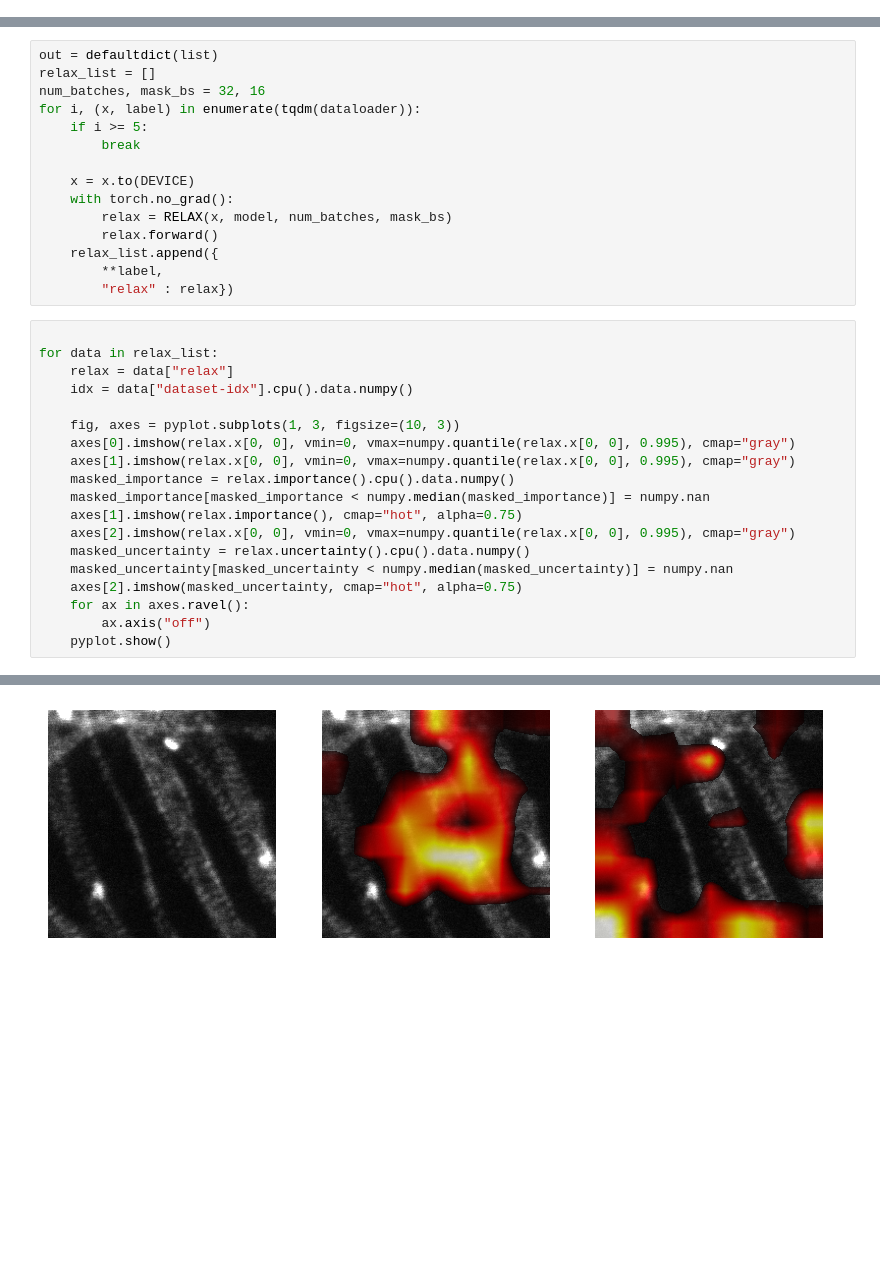
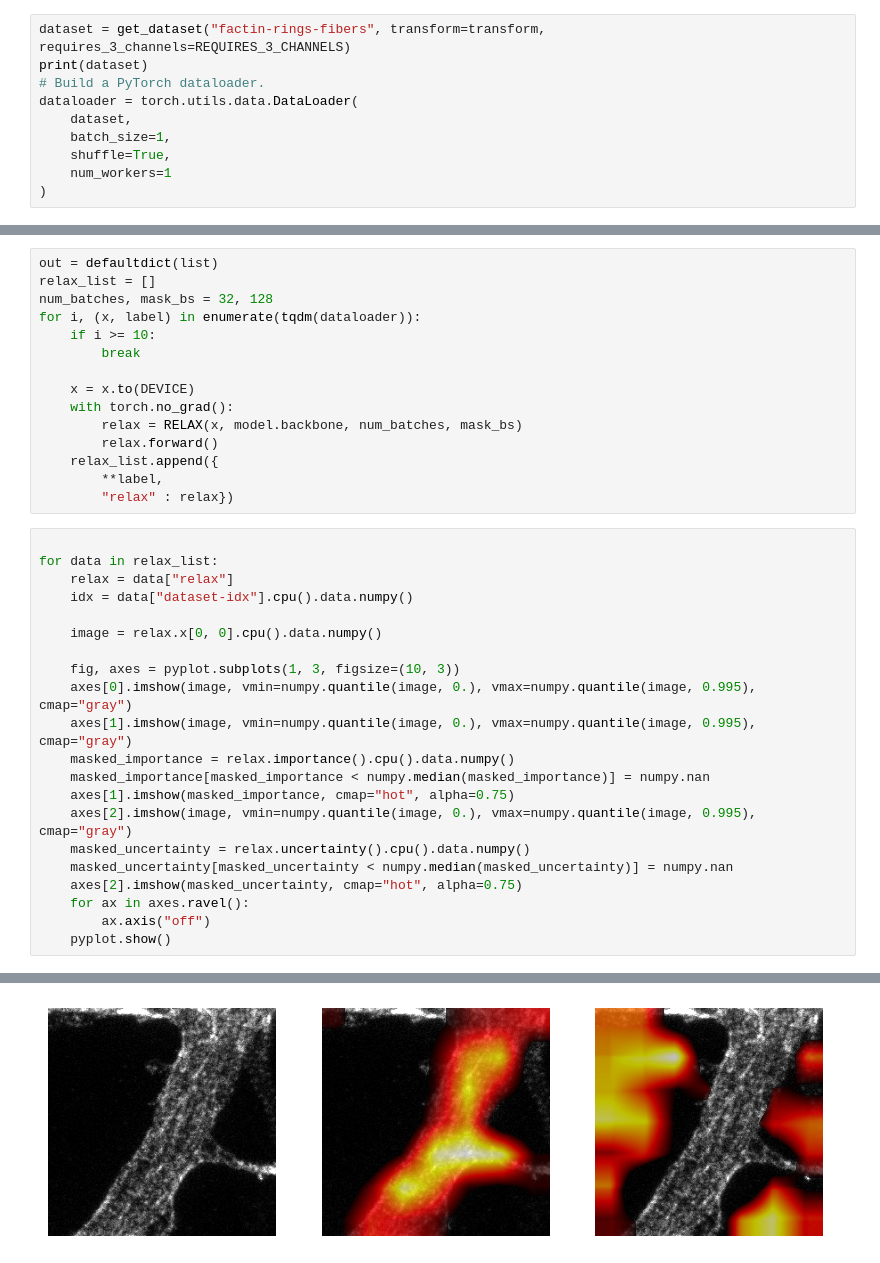
Before and after one commit to FLClab/STED-FM, a Jupyter notebook: experiments/simclr-experiments/03-ssl-relax.ipynb, the cells around one changed output, grey strips where cells are left out. Saved outputs shown, nothing was run; the diff lists cells and outputs as text; blank space fills up the shorter version.

```diff
--- a/experiments/simclr-experiments/03-ssl-relax.ipynb
+++ b/experiments/simclr-experiments/03-ssl-relax.ipynb
@@ -225,0 +104,10 @@ PSD95_Neuron 61
+# %%
+dataset = get_dataset("factin-rings-fibers", transform=transform, requires_3_channels=REQUIRES_3_CHANNELS)
+print(dataset)
+# Build a PyTorch dataloader.
+dataloader = torch.utils.data.DataLoader(
+    dataset,
+    batch_size=1,
+    shuffle=True,
+    num_workers=1
+)
@@ -226,14 +120,14 @@ PSD95_Neuron 61
 # %%
 out = defaultdict(list)
 relax_list = []
-num_batches, mask_bs = 32, 16
+num_batches, mask_bs = 32, 128
 for i, (x, label) in enumerate(tqdm(dataloader)):
-    if i >= 5:
+    if i >= 10:
         break
 
     x = x.to(DEVICE)
     with torch.no_grad():
-        relax = RELAX(x, model, num_batches, mask_bs)
+        relax = RELAX(x, model.backbone, num_batches, mask_bs)
         relax.forward()
     relax_list.append({
         **label,
@@ -244,13 +138,15 @@ for data in relax_list:
     relax = data["relax"]
     idx = data["dataset-idx"].cpu().data.numpy()
 
+    image = relax.x[0, 0].cpu().data.numpy()
+
     fig, axes = pyplot.subplots(1, 3, figsize=(10, 3))
-    axes[0].imshow(relax.x[0, 0], vmin=0, vmax=numpy.quantile(relax.x[0, 0], 0.995), cmap="gray")
-    axes[1].imshow(relax.x[0, 0], vmin=0, vmax=numpy.quantile(relax.x[0, 0], 0.995), cmap="gray")
+    axes[0].imshow(image, vmin=numpy.quantile(image, 0.), vmax=numpy.quantile(image, 0.995), cmap="gray")
+    axes[1].imshow(image, vmin=numpy.quantile(image, 0.), vmax=numpy.quantile(image, 0.995), cmap="gray")
     masked_importance = relax.importance().cpu().data.numpy()
     masked_importance[masked_importance < numpy.median(masked_importance)] = numpy.nan
-    axes[1].imshow(relax.importance(), cmap="hot", alpha=0.75)
-    axes[2].imshow(relax.x[0, 0], vmin=0, vmax=numpy.quantile(relax.x[0, 0], 0.995), cmap="gray")
+    axes[1].imshow(masked_importance, cmap="hot", alpha=0.75)
+    axes[2].imshow(image, vmin=numpy.quantile(image, 0.), vmax=numpy.quantile(image, 0.995), cmap="gray")
     masked_uncertainty = relax.uncertainty().cpu().data.numpy()
     masked_uncertainty[masked_uncertainty < numpy.median(masked_uncertainty)] = numpy.nan
     axes[2].imshow(masked_uncertainty, cmap="hot", alpha=0.75)
@@ -266 +158 @@ tensor(0.9108) tensor(0.9386)
-[figure, old version]
+[figure, new version]
```
Also changed, not shown: parts of 7 cells of this notebook, 4 other files.
